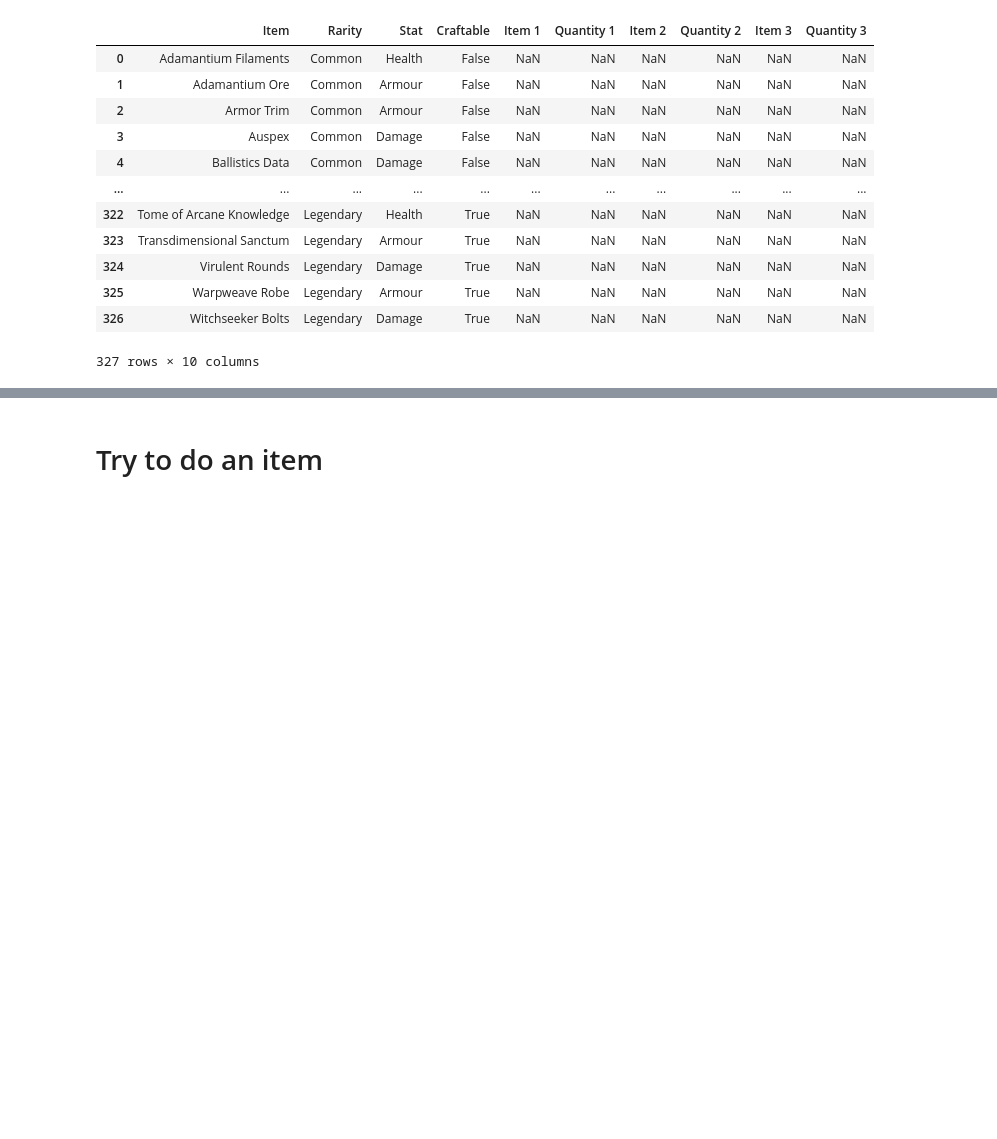
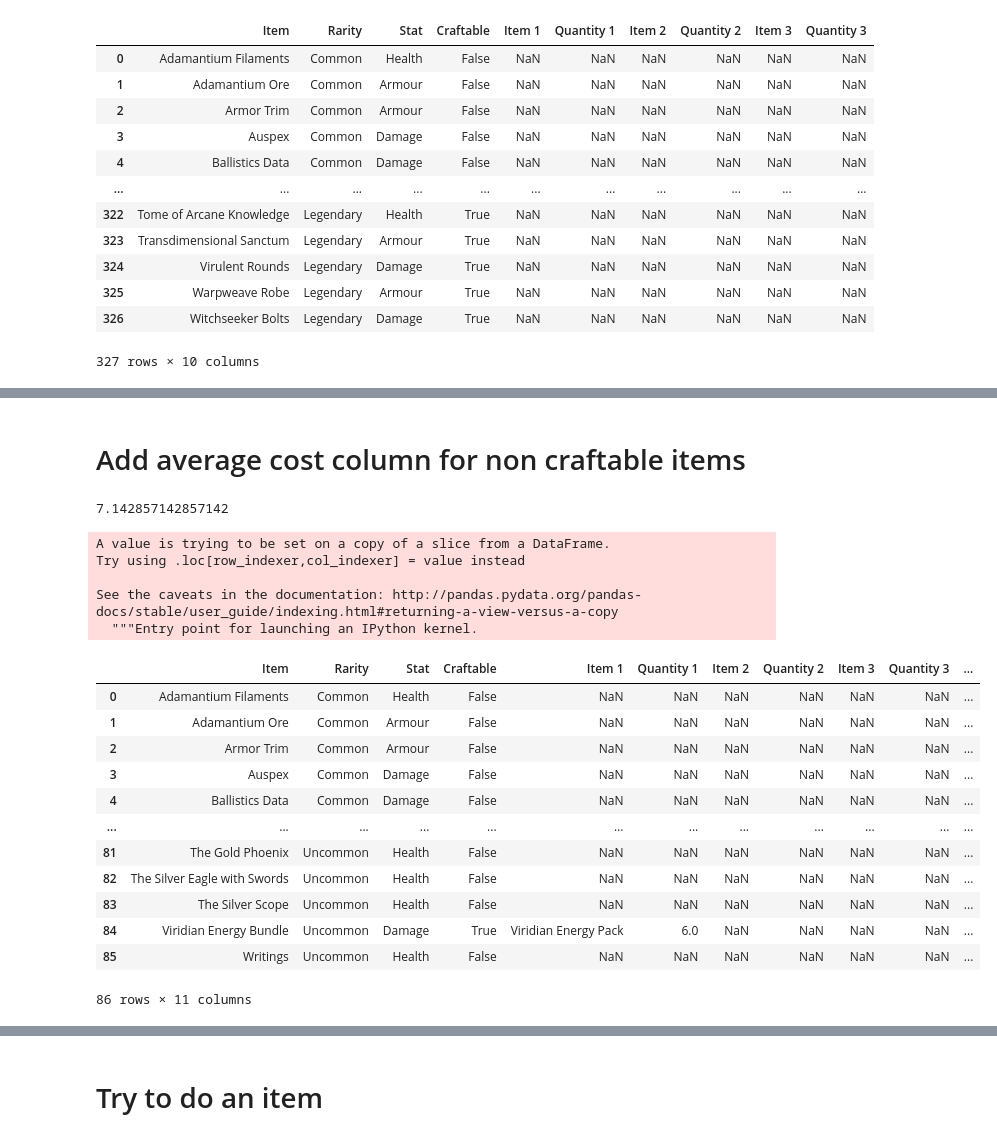
Before and after one commit to Arthur-B/tacticus-data, a Jupyter notebook: general_materials.ipynb, the cells around one changed output, grey strips where cells are left out. Drawn from its saved outputs; the diff is of its cells as text; code cells hidden in the pictures; blank space fills up the shorter version.

```diff
--- a/general_materials.ipynb
+++ b/general_materials.ipynb
@@ -61,0 +79,2 @@ df_mat
+# %% [markdown]
+# Add average cost column for non craftable items
@@ -61,0 +83,4 @@ df_mat
+# %%
+df_raw.loc[df_raw.Item == item, 'Average energy cost'].min()
+# %% [output]
+7.142857142857142
@@ -61,0 +90,24 @@ df_mat
+# %%
+df_mat['Average energy cost'] = df_mat['Item'].apply(get_average_cost_not_craftable)
+# %% [output]
+A value is trying to be set on a copy of a slice from a DataFrame.
+Try using .loc[row_indexer,col_indexer] = value instead
+
+See the caveats in the documentation: http://pandas.pydata.org/pandas-docs/stable/user_guide/indexing.html#returning-a-view-versus-a-copy
+  """Entry point for launching an IPython kernel.
+# %%
+df_mat
+# %% [output]
+|  | Item | Rarity | Stat | Craftable | Item 1 | Quantity 1 | Item 2 | Quantity 2 | Item 3 | Quantity 3 | ... |
+| 0 | Adamantium Filaments | Common | Health | False | NaN | NaN | NaN | NaN | NaN | NaN | ... |
+| 1 | Adamantium Ore | Common | Armour | False | NaN | NaN | NaN | NaN | NaN | NaN | ... |
+| 2 | Armor Trim | Common | Armour | False | NaN | NaN | NaN | NaN | NaN | NaN | ... |
+| 3 | Auspex | Common | Damage | False | NaN | NaN | NaN | NaN | NaN | NaN | ... |
+| 4 | Ballistics Data | Common | Damage | False | NaN | NaN | NaN | NaN | NaN | NaN | ... |
+| ... | ... | ... | ... | ... | ... | ... | ... | ... | ... | ... | ... |
+| 81 | The Gold Phoenix | Uncommon | Health | False | NaN | NaN | NaN | NaN | NaN | NaN | ... |
+| 82 | The Silver Eagle with Swords | Uncommon | Health | False | NaN | NaN | NaN | NaN | NaN | NaN | ... |
+| 83 | The Silver Scope | Uncommon | Health | False | NaN | NaN | NaN | NaN | NaN | NaN | ... |
+| 84 | Viridian Energy Bundle | Uncommon | Damage | True | Viridian Energy Pack | 6.0 | NaN | NaN | NaN | NaN | ... |
+| 85 | Writings | Uncommon | Health | False | NaN | NaN | NaN | NaN | NaN | NaN | ... |
+86 rows × 11 columns
```
Also changed, not shown: parts of 13 cells of this notebook, 2 other files.
